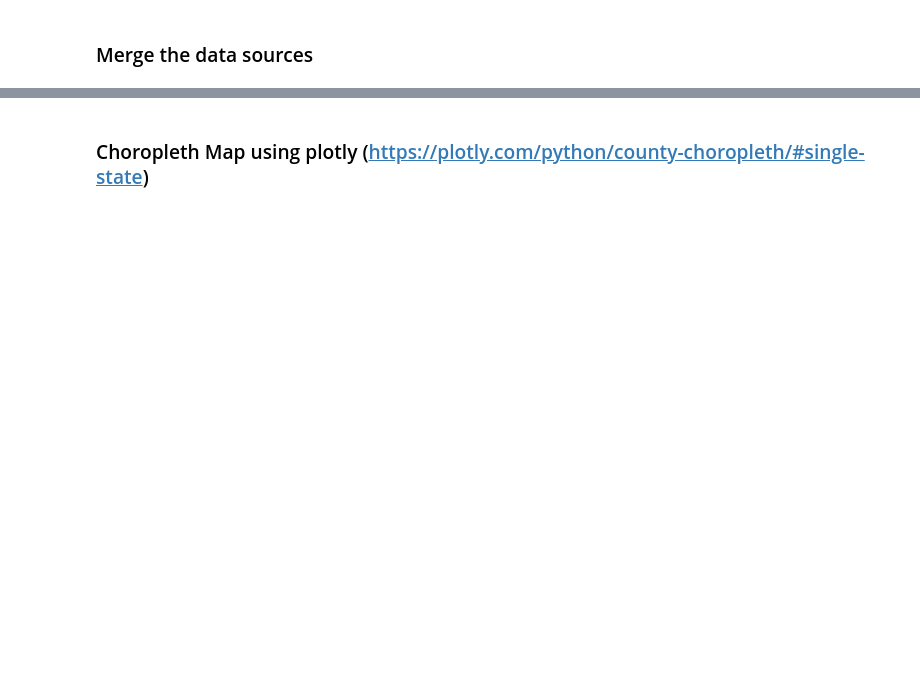
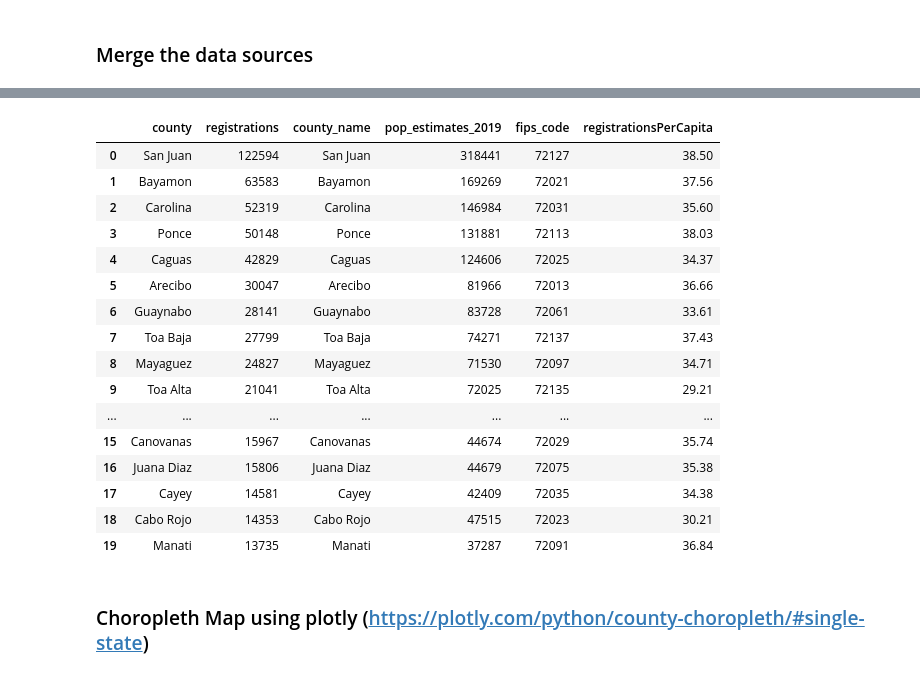
Before and after one commit to sonaliserro/w210-bluetarp, a Jupyter notebook: EDA/FEMA_DR-4339-PR_EDA.ipynb, the cells around one changed output, grey strips where cells are left out. Drawn from its saved outputs; the diff is of its cells as text; code cells hidden in the pictures; blank space fills up the shorter version.

```diff
--- a/EDA/FEMA_DR-4339-PR_EDA.ipynb
+++ b/EDA/FEMA_DR-4339-PR_EDA.ipynb
@@ -290,3 +338,42 @@ ihpAmountDf.head(10)
+# %%
+# Extract the aggregated registrations per county
+registrationsPerCountyDf = femaDf['county'].value_counts().reset_index()
+#registrationsPerCountyDf = femaDf[femaDf['homeDamage'] == True]['county'].value_counts().reset_index()
+
+registrationsPerCountyDf.rename(columns={'index': 'county', 'county': 'registrations'}, inplace=True)
+
+# Drop the Statewide row
+registrationsPerCountyDf = registrationsPerCountyDf[registrationsPerCountyDf['county'] != 'Statewide']
+
+# Format the county column
+registrationsPerCountyDf['county'] = registrationsPerCountyDf.county.str.extract('(.+?) \(')
+
+registrationsPerCountyDf = pd.merge(registrationsPerCountyDf,
+                                   countyDemographicsDf[['county_name','pop_estimates_2019', 'fips_code']],
+                                   left_on='county', right_on='county_name', how='inner')
+
+# Calculate the ihpAmount per capita
+registrationsPerCountyDf['registrationsPerCapita'] = np.round(registrationsPerCountyDf['registrations']/registrationsPerCountyDf['pop_estimates_2019']*100,decimals=2)
+
+registrationsPerCountyDf.head(20)
+# %% [output]
+|  | county | registrations | county_name | pop_estimates_2019 | fips_code | registrationsPerCapita |
+| 0 | San Juan | 122594 | San Juan | 318441 | 72127 | 38.50 |
+| 1 | Bayamon | 63583 | Bayamon | 169269 | 72021 | 37.56 |
+| 2 | Carolina | 52319 | Carolina | 146984 | 72031 | 35.60 |
+| 3 | Ponce | 50148 | Ponce | 131881 | 72113 | 38.03 |
+| 4 | Caguas | 42829 | Caguas | 124606 | 72025 | 34.37 |
+| 5 | Arecibo | 30047 | Arecibo | 81966 | 72013 | 36.66 |
+| 6 | Guaynabo | 28141 | Guaynabo | 83728 | 72061 | 33.61 |
+| 7 | Toa Baja | 27799 | Toa Baja | 74271 | 72137 | 37.43 |
+| 8 | Mayaguez | 24827 | Mayaguez | 71530 | 72097 | 34.71 |
+| 9 | Toa Alta | 21041 | Toa Alta | 72025 | 72135 | 29.21 |
+| ... | ... | ... | ... | ... | ... | ... |
+| 15 | Canovanas | 15967 | Canovanas | 44674 | 72029 | 35.74 |
+| 16 | Juana Diaz | 15806 | Juana Diaz | 44679 | 72075 | 35.38 |
+| 17 | Cayey | 14581 | Cayey | 42409 | 72035 | 34.38 |
+| 18 | Cabo Rojo | 14353 | Cabo Rojo | 47515 | 72023 | 30.21 |
+| 19 | Manati | 13735 | Manati | 37287 | 72091 | 36.84 |
 # %% [markdown]
 ### Choropleth Map using plotly (https://plotly.com/python/county-choropleth/#single-state)
 # %%
```
Also changed, not shown: parts of 18 cells of this notebook.
